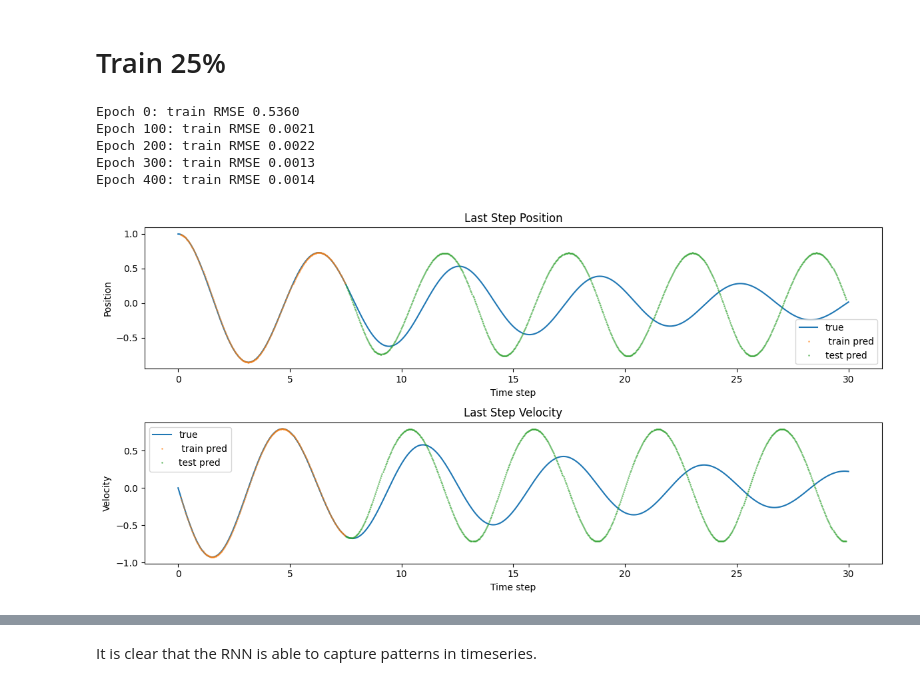
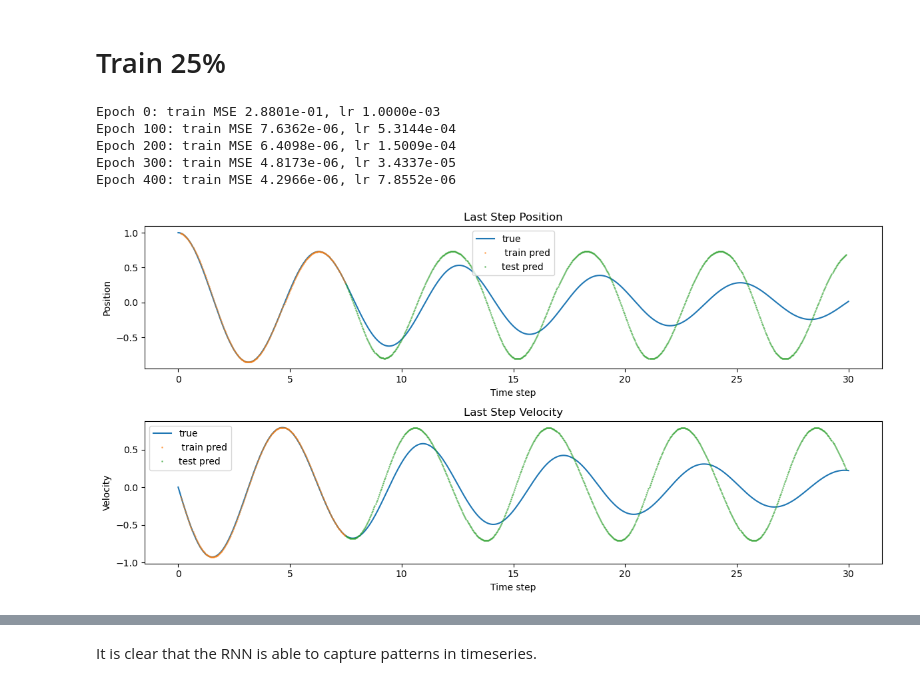
Before and after one commit to luigiEG/FYS5429_Project1, a Jupyter notebook: src/DHOscillator_LSTM.ipynb, the cells around one changed output, grey strips where cells are left out. Drawn from its saved outputs; the diff is of its cells as text; code cells hidden in the pictures.

```diff
--- a/src/DHOscillator_LSTM.ipynb
+++ b/src/DHOscillator_LSTM.ipynb
@@ -192,7 +207,7 @@ The model takes in a sequence of input data points, which include the current po
 # %% [markdown]
 ## Predict values and Plot
 # %%
-
+import time
 model = RNNModel()
 model.load_state_dict(torch.load('../models/DHOscillator_LSTM.pt'))
 model.eval()
@@ -204,6 +219,10 @@ test_plot_p = np.ones_like(timeseries_p) * np.nan
 test_plot_v = np.ones_like(timeseries_v) * np.nan
 train_plot_t = np.ones_like(timeseries_p) * np.nan
 test_plot_t = np.ones_like(timeseries_p) * np.nan
+train_true_p =np.ones_like(timeseries_p) * np.nan
+train_true_v =np.ones_like(timeseries_p) * np.nan
+test_true_p =np.ones_like(timeseries_p) * np.nan
+test_true_v =np.ones_like(timeseries_p) * np.nan
 
 with torch.no_grad():
     # Generate the model predictions for training and testing data
@@ -211,6 +230,8 @@ with torch.no_grad():
     train_last_v = model(X_train)[:, -1, 1].numpy()
     train_plot_p[lookback:lookback + len(train_last_p)] = train_last_p.reshape(-1, 1)
     train_plot_v[lookback:lookback + len(train_last_p)] = train_last_v.reshape(-1, 1)
+    train_true_p[lookback:lookback + len(train_last_p)] = timeseries_p[lookback:lookback + len(train_last_p)]
+    train_true_v[lookback:lookback + len(train_last_p)] = timeseries_v[lookback:lookback + len(train_last_p)]
     train_plot_t[lookback:lookback + train_size] = times[lookback:lookback + train_size]
 
     input_seq_p = torch.from_numpy(train_last_p[-lookback:])
@@ -218,6 +239,9 @@ with torch.no_grad():
     input_seq = torch.stack([input_seq_p, input_seq_v], dim=1)
     input_seq = input_seq.view(1, 4, 2)
     p_test, v_test = [] , []
+
+    start_time = time.time()
+
     for i in range(len(timeseries_p)-(train_size+lookback)):
         predicted = model(input_seq)
         p_test.append(predicted[:,-1, 0].item())
@@ -226,8 +250,15 @@ with torch.no_grad():
         input_seq = torch.cat([ input_seq,new_line], dim=1)
         input_seq = input_seq[:,1:,:]
 
+    end_time = time.time()
+
+    avg_execution_time_RNN = (end_time - start_time)/2#(len(timeseries_p)-(train_size+lookback))
+    print("Execution time:", avg_execution_time_RNN, "seconds")
+
     test_last_p = np.array(p_test)
     test_last_v = np.array(v_test)
     test_plot_p[train_size:len(timeseries_p)-lookback] = test_last_p.reshape(-1, 1)
     test_plot_v[train_size:len(timeseries_v)-lookback] = test_last_v.reshape(-1, 1)
+    test_true_p[train_size:len(timeseries_p)-lookback] = timeseries_p[train_size:len(timeseries_p)-lookback]
+    test_true_v[train_size:len(timeseries_p)-lookback] = timeseries_v[train_size:len(timeseries_p)-lookback]
     test_plot_t[train_size:len(timeseries_p)-lookback] = times[train_size:len(timeseries_p)-lookback]
@@ -306,11 +383,22 @@ lookback = 4
 X_train, y_train , t_train = create_dataset(p_train, v_train, t_train, lookback=lookback)
 X_test, y_test, t_test = create_dataset(p_test, v_test, t_test, lookback=lookback)
 
+# Learning rate and scheduler
+lr = 0.001
+factor = 0.9
+patience = 250
 
 
 model_1 = RNNModel()
-optimizer = optim.Adam(model_1.parameters())
+optimizer = optim.Adam(model_1.parameters(),lr=lr)
 loss_fn = nn.MSELoss()
+
+loader = DataLoader(TensorDataset(X_train, y_train), shuffle=True, batch_size=8)
+
+
+
+
+scheduler = torch.optim.lr_scheduler.ReduceLROnPlateau(optimizer, 'min', factor=factor, patience=patience)
 
 loader = DataLoader(TensorDataset(X_train, y_train), shuffle=True, batch_size=8)
 
@@ -323,14 +411,15 @@ for epoch in range(n_epochs):
         optimizer.zero_grad()
         loss.backward()
         optimizer.step()
+        scheduler.step(loss)
     if epoch % 100 != 0:
         continue
     model_1.eval()
     with torch.no_grad():
         y_pred = model_1(X_train)
-        train_rmse = np.sqrt(loss_fn(y_pred, y_train))
+        train_rmse = loss_fn(y_pred, y_train)
 
-    print("Epoch %d: train RMSE %.4f" % (epoch, train_rmse))#, test_rmse))
+    print("Epoch %d: train MSE %.4e, lr %.4e" % (epoch, train_rmse,optimizer.param_groups[0]['lr']))
 
 
 # Initialize an empty plot for position, velocity, and time
@@ -341,61 +430,36 @@ test_plot_v = np.ones_like(timeseries_v) * np.nan
 train_plot_t = np.ones_like(timeseries_p) * np.nan
 test_plot_t = np.ones_like(timeseries_p) * np.nan
 
 with torch.no_grad():
     # Generate the model predictions for training and testing data
     train_last_p = model_1(X_train)[:, -1, 0].numpy()
     train_last_v = model_1(X_train)[:, -1, 1].numpy()
     train_plot_p[lookback:lookback + len(train_last_p)] = train_last_p.reshape(-1, 1)
     train_plot_v[lookback:lookback + len(train_last_p)] = train_last_v.reshape(-1, 1)
     train_plot_t[lookback:lookback + train_size] = times[lookback:lookback + train_size]
 
     input_seq_p = torch.from_numpy(train_last_p[-lookback:])
     input_seq_v = torch.from_numpy(train_last_v[-lookback:])
     input_seq = torch.stack([input_seq_p, input_seq_v], dim=1)
     input_seq = input_seq.view(1, 4, 2)
     p_test, v_test = [] , []
     for i in range(len(timeseries_p)-(train_size+lookback)):
         predicted = model_1(input_seq)
         p_test.append(predicted[:,-1, 0].item())
         v_test.append(predicted[:,-1, 1].item())
         new_line = predicted[:,-1,:].unsqueeze(0)
         input_seq = torch.cat([ input_seq,new_line], dim=1)
         input_seq = input_seq[:,1:,:]
 
     test_last_p = np.array(p_test)
     test_last_v = np.array(v_test)
     test_plot_p[train_size:len(timeseries_p)-lookback] = test_last_p.reshape(-1, 1)
     test_plot_v[train_size:len(timeseries_v)-lookback] = test_last_v.reshape(-1, 1)
     test_plot_t[train_size:len(timeseries_p)-lookback] = times[train_size:len(timeseries_p)-lookback]
-
-plt.figure(figsize=(12, 6))
-
-# Position vs Time
-plt.subplot(2, 1, 1)
-plt.plot(times, timeseries_p,  markersize=0.5, label='true')
-plt.plot(train_plot_t,train_plot_p, '.', markersize=2, label=' train pred',alpha=0.5)
-plt.plot(test_plot_t,test_plot_p, '.', markersize=2, label='test pred',alpha=0.5)
-plt.xlabel("Time step")
-plt.ylabel("Position")
-plt.title("Last Step Position")
-plt.legend()
-
-# Velocity vs Time
-plt.subplot(2, 1, 2)
-plt.plot(times, timeseries_v,  markersize=0.5, label='true')
-plt.plot(train_plot_t, train_plot_v, '.', markersize=2, label=' train pred',alpha=0.5)
-plt.plot(test_plot_t, test_plot_v, '.', markersize=2, label='test pred',alpha=0.5)
-plt.xlabel("Time step")
-plt.ylabel("Velocity")
-plt.title("Last Step Velocity")
-plt.legend()
-
-plt.tight_layout()
-plt.show()
 # %% [output]
-Epoch 0: train RMSE 0.5360
-Epoch 100: train RMSE 0.0021
-Epoch 200: train RMSE 0.0022
-Epoch 300: train RMSE 0.0013
-Epoch 400: train RMSE 0.0014
+Epoch 0: train MSE 2.8801e-01, lr 1.0000e-03
+Epoch 100: train MSE 7.6362e-06, lr 5.3144e-04
+Epoch 200: train MSE 6.4098e-06, lr 1.5009e-04
+Epoch 300: train MSE 4.8173e-06, lr 3.4337e-05
+Epoch 400: train MSE 4.2966e-06, lr 7.8552e-06
-[figure, old version]
+[figure, new version]
```
Also changed, not shown: parts of 7 cells of this notebook.
